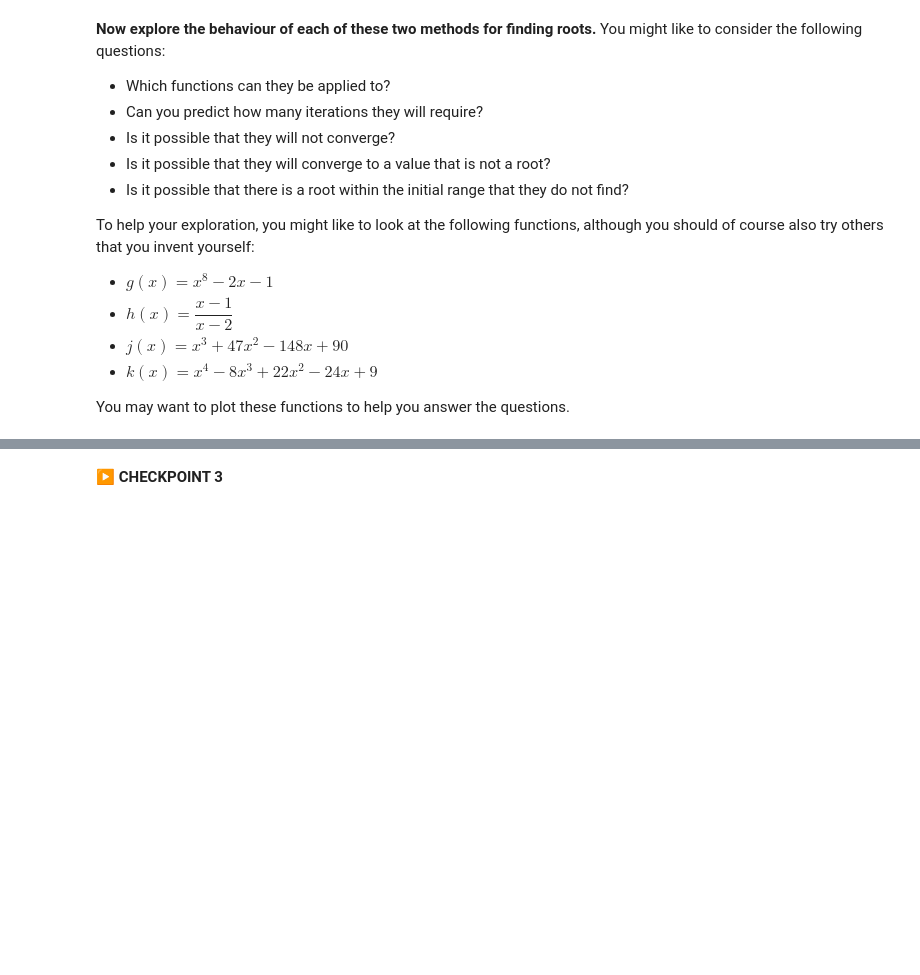
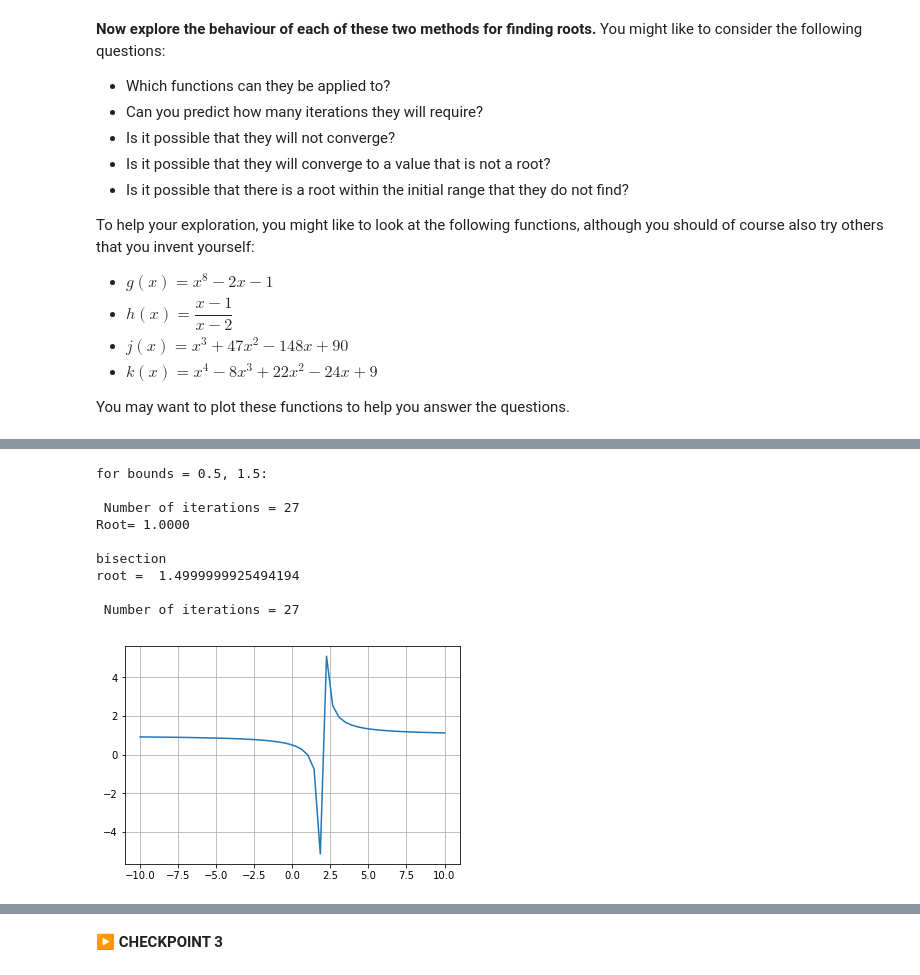
Before and after one commit to Charoula-Kyriakides/Physics, a Jupyter notebook: Lab4.ipynb, the cells around one changed output, grey strips where cells are left out. Cells and saved outputs as stored; diff of their text form; code cells hidden in the pictures; blank space fills up the shorter version.

```diff
--- a/Lab4.ipynb
+++ b/Lab4.ipynb
@@ -187,0 +220,24 @@ You may want to plot these functions to help you answer the questions.
+# %%
+def h(x):
+    return (x-1)/(x-2)
+plotFunction(h)
+print('for bounds = 0.5, 1.5: ')
+
+#bounds must be chosen carefully as roots are close together
+#bounds must not reach 2 as that would cause division by 0
+
+iterate_falsi(0,1.5,'no',h) #Cannot converge to correct root if 2 roots are within range
+grid()
+print('\n' + 'bisection')
+bisection_iteration(h,(0.5,1.5))
+# %% [output]
+for bounds = 0.5, 1.5:
+
+ Number of iterations = 27
+Root= 1.0000
+
+bisection
+root =  1.4999999925494194
+
+ Number of iterations = 27
+[figure, added]
```
Also changed, not shown: parts of 9 cells of this notebook, 2 other files.
